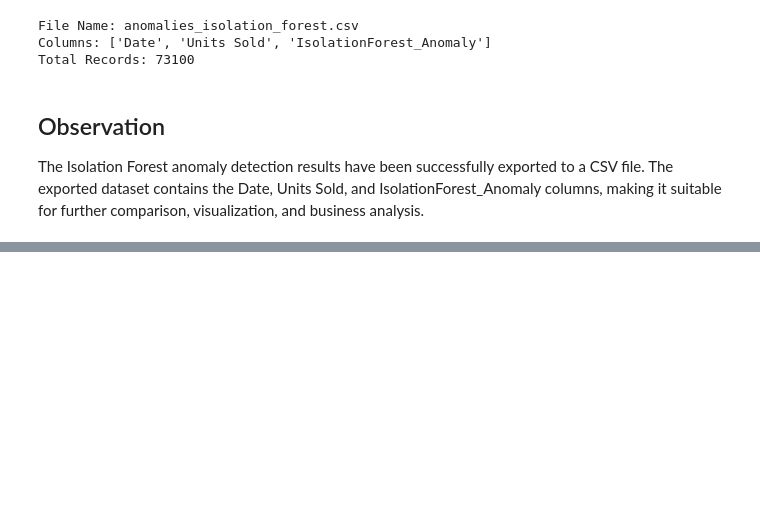
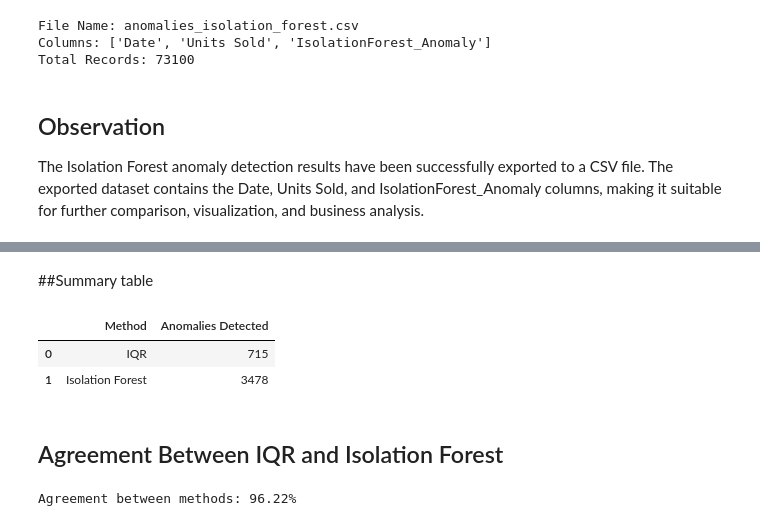
Before and after one commit to dharani-malla/Supply-Chain-Analytics-Demand-Forecasting-Anamoly-Detection, a Jupyter notebook: Week2_IQR_IsolationForest.ipynb, the cells around one changed output, grey strips where cells are left out. Drawn from its saved outputs; the diff is of its cells as text; code cells hidden in the pictures; blank space fills up the shorter version.

```diff
--- a/Week2_IQR_IsolationForest.ipynb
+++ b/Week2_IQR_IsolationForest.ipynb
@@ -269,0 +364,30 @@ The Isolation Forest anomaly detection results have been successfully exported t
+# %% [markdown]
+##Summary table
+# %%
+summary = {
+    "Method": ["IQR", "Isolation Forest"],
+    "Anomalies Detected": [
+        df["IQR_Anomaly"].sum(),
+        df["IsolationForest_Anomaly"].sum()
+    ]
+}
+
+summary_df = pd.DataFrame(summary)
+summary_df
+# %% [output]
+|  | Method | Anomalies Detected |
+| 0 | IQR | 715 |
+| 1 | Isolation Forest | 3478 |
+# %% [markdown]
+## Agreement Between IQR and Isolation Forest
+# %%
+agreement = (
+    comparison["IQR_Anomaly"] ==
+    comparison["IsolationForest_Anomaly"]
+).sum()
+
+agreement_percent = (agreement / len(comparison)) * 100
+
+print(f"Agreement between methods: {agreement_percent:.2f}%")
+# %% [output]
+Agreement between methods: 96.22%
```
Also changed, not shown: parts of 12 cells of this notebook.
